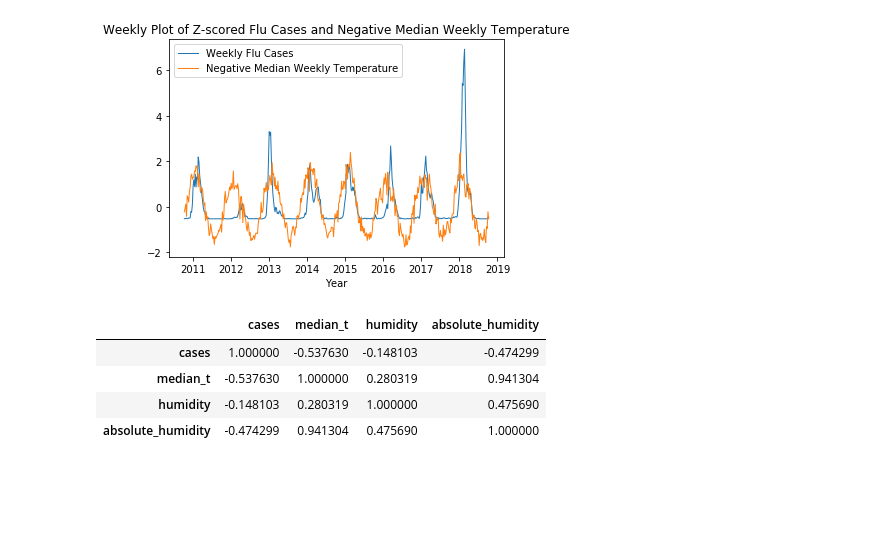
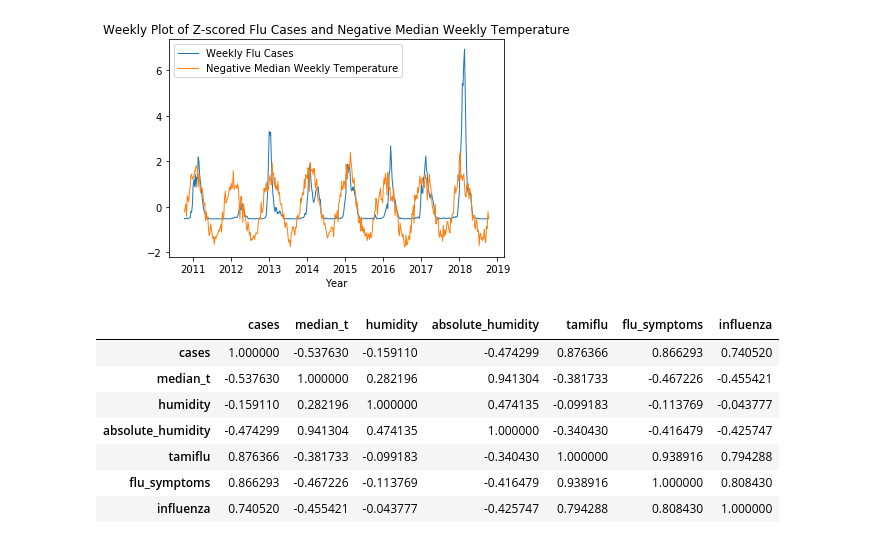
Before and after one commit to j-p-terry/Healthfully, a Jupyter notebook: eda_spencer.ipynb, the cells around one changed output. Drawn from its saved outputs; the diff is of its cells as text; code cells hidden in the pictures; blank space fills up the shorter version.

```diff
--- a/eda_spencer.ipynb
+++ b/eda_spencer.ipynb
@@ -2,7 +2,7 @@
 import pandas as pd
 import numpy as np
 import seaborn as sns
-df = pd.read_csv('weather_flu_google_8.csv',na_values='NA')
+df = pd.read_csv('clean_data/weather_flu_google_9.csv',na_values='NA')
 df['cases']=df['total.specimens']*df['percent.positive']*.01
 cleaned_df=df
 # %%
@@ -66,10 +66,13 @@ plt.show()
 # %% [output]
 [figure]
 # %%
-cleaned_df[['cases','median_t','humidity','absolute_humidity']].corr()
+cleaned_df[['cases','median_t','humidity','absolute_humidity','tamiflu','flu_symptoms','influenza']].corr()
 # %% [output]
-|  | cases | median_t | humidity | absolute_humidity |
-| cases | 1.000000 | -0.537630 | -0.148103 | -0.474299 |
-| median_t | -0.537630 | 1.000000 | 0.280319 | 0.941304 |
-| humidity | -0.148103 | 0.280319 | 1.000000 | 0.475690 |
-| absolute_humidity | -0.474299 | 0.941304 | 0.475690 | 1.000000 |
+|  | cases | median_t | humidity | absolute_humidity | tamiflu | flu_symptoms | influenza |
+| cases | 1.000000 | -0.537630 | -0.159110 | -0.474299 | 0.876366 | 0.866293 | 0.740520 |
+| median_t | -0.537630 | 1.000000 | 0.282196 | 0.941304 | -0.381733 | -0.467226 | -0.455421 |
+| humidity | -0.159110 | 0.282196 | 1.000000 | 0.474135 | -0.099183 | -0.113769 | -0.043777 |
+| absolute_humidity | -0.474299 | 0.941304 | 0.474135 | 1.000000 | -0.340430 | -0.416479 | -0.425747 |
+| tamiflu | 0.876366 | -0.381733 | -0.099183 | -0.340430 | 1.000000 | 0.938916 | 0.794288 |
+| flu_symptoms | 0.866293 | -0.467226 | -0.113769 | -0.416479 | 0.938916 | 1.000000 | 0.808430 |
+| influenza | 0.740520 | -0.455421 | -0.043777 | -0.425747 | 0.794288 | 0.808430 | 1.000000 |
```
Also changed, not shown: parts of 1 cell of this notebook.
